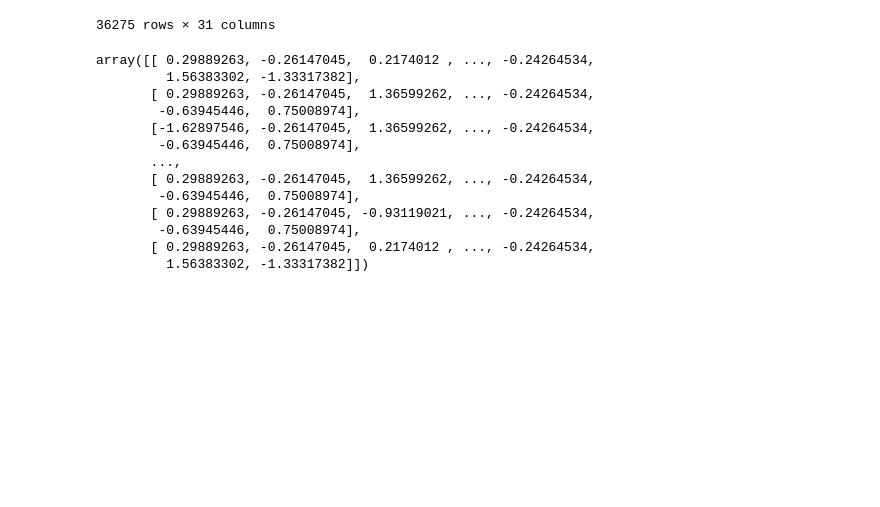
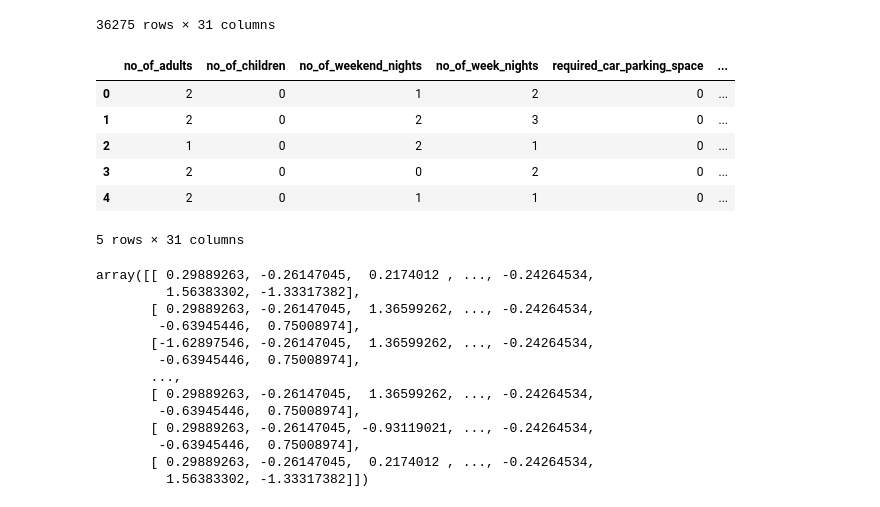
Before and after one commit to TruongDayx2/Hotel-Reservations, a Jupyter notebook: train.ipynb, the cells around one changed output. Saved outputs shown, nothing was run; the diff lists cells and outputs as text; code cells hidden in the pictures; blank space fills up the shorter version.

```diff
--- a/train.ipynb
+++ b/train.ipynb
@@ -39,6 +39,16 @@ df
 | 36273 | 2 | 0 | 0 | 3 | 0 | ... |
 | 36274 | 2 | 0 | 1 | 2 | 0 | ... |
 36275 rows × 31 columns
+# %%
+df.head()
+# %% [output]
+|  | no_of_adults | no_of_children | no_of_weekend_nights | no_of_week_nights | required_car_parking_space | ... |
+| 0 | 2 | 0 | 1 | 2 | 0 | ... |
+| 1 | 2 | 0 | 2 | 3 | 0 | ... |
+| 2 | 1 | 0 | 2 | 1 | 0 | ... |
+| 3 | 2 | 0 | 0 | 2 | 0 | ... |
+| 4 | 2 | 0 | 1 | 1 | 0 | ... |
+5 rows × 31 columns
 # %%
 # get labels and features
 y = df['booking_status'].values
```
Also changed, not shown: parts of 1 cell of this notebook, 4 other files.
